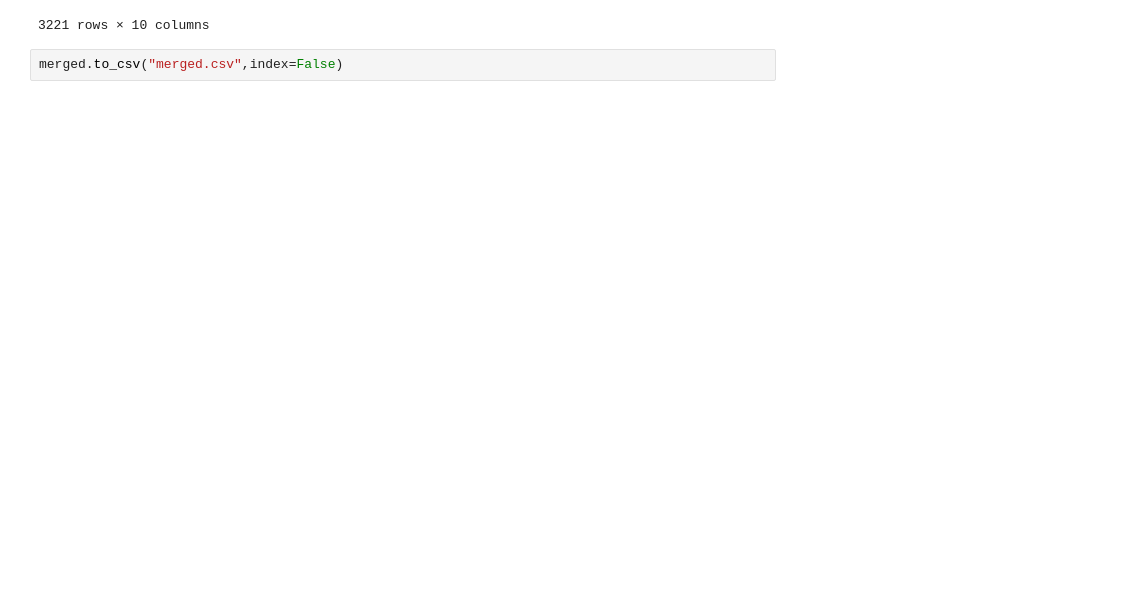
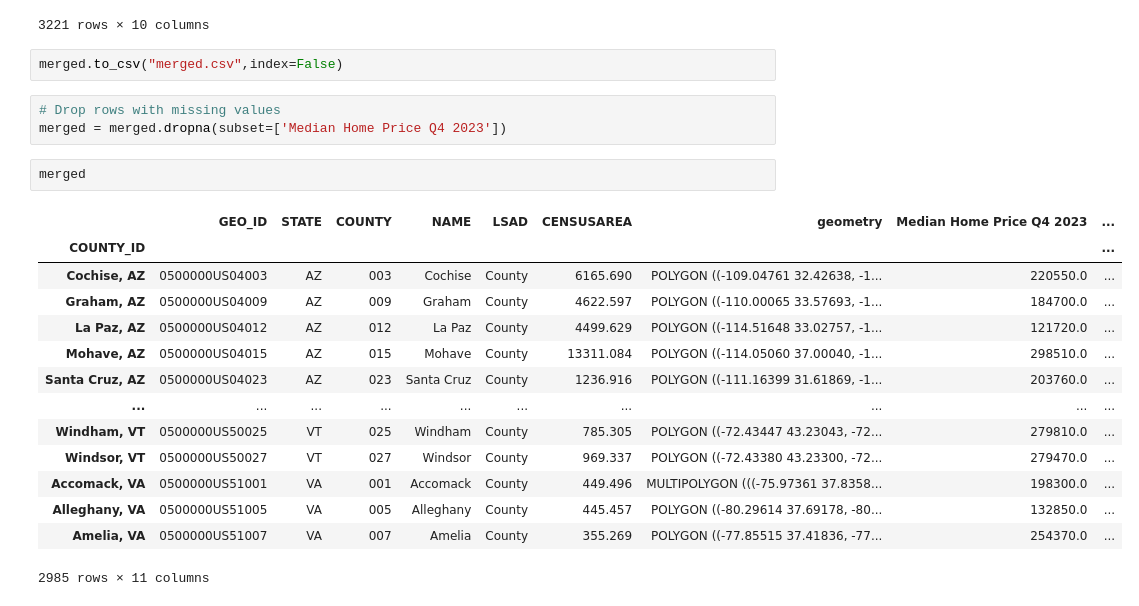
Before and after one commit to Izzy-Elizzy/CostMapper, a Jupyter notebook: src/map copy.ipynb, the cells around one changed output. Saved outputs shown, nothing was run; the diff lists cells and outputs as text; blank space fills up the shorter version.

```diff
--- a/src/map copy.ipynb
+++ b/src/map copy.ipynb
@@ -158,6 +158,26 @@ merged
 3221 rows × 10 columns
 # %%
 merged.to_csv("merged.csv",index=False)
+# %%
+# Drop rows with missing values
+merged = merged.dropna(subset=['Median Home Price Q4 2023'])
+# %%
+merged
+# %% [output]
+|  | GEO_ID | STATE | COUNTY | NAME | LSAD | CENSUSAREA | geometry | Median Home Price Q4 2023 | ... |
+| COUNTY_ID |  |  |  |  |  |  |  |  | ... |
+| Cochise, AZ | 0500000US04003 | AZ | 003 | Cochise | County | 6165.690 | POLYGON ((-109.04761 32.42638, -1... | 220550.0 | ... |
+| Graham, AZ | 0500000US04009 | AZ | 009 | Graham | County | 4622.597 | POLYGON ((-110.00065 33.57693, -1... | 184700.0 | ... |
+| La Paz, AZ | 0500000US04012 | AZ | 012 | La Paz | County | 4499.629 | POLYGON ((-114.51648 33.02757, -1... | 121720.0 | ... |
+| Mohave, AZ | 0500000US04015 | AZ | 015 | Mohave | County | 13311.084 | POLYGON ((-114.05060 37.00040, -1... | 298510.0 | ... |
+| Santa Cruz, AZ | 0500000US04023 | AZ | 023 | Santa Cruz | County | 1236.916 | POLYGON ((-111.16399 31.61869, -1... | 203760.0 | ... |
+| ... | ... | ... | ... | ... | ... | ... | ... | ... | ... |
+| Windham, VT | 0500000US50025 | VT | 025 | Windham | County | 785.305 | POLYGON ((-72.43447 43.23043, -72... | 279810.0 | ... |
+| Windsor, VT | 0500000US50027 | VT | 027 | Windsor | County | 969.337 | POLYGON ((-72.43380 43.23300, -72... | 279470.0 | ... |
+| Accomack, VA | 0500000US51001 | VA | 001 | Accomack | County | 449.496 | MULTIPOLYGON (((-75.97361 37.8358... | 198300.0 | ... |
+| Alleghany, VA | 0500000US51005 | VA | 005 | Alleghany | County | 445.457 | POLYGON ((-80.29614 37.69178, -80... | 132850.0 | ... |
+| Amelia, VA | 0500000US51007 | VA | 007 | Amelia | County | 355.269 | POLYGON ((-77.85515 37.41836, -77... | 254370.0 | ... |
+2985 rows × 11 columns
 # %%
 import json
 from shapely.geometry import mapping
```
Also changed, not shown: parts of 1 cell of this notebook, 3 other files.
